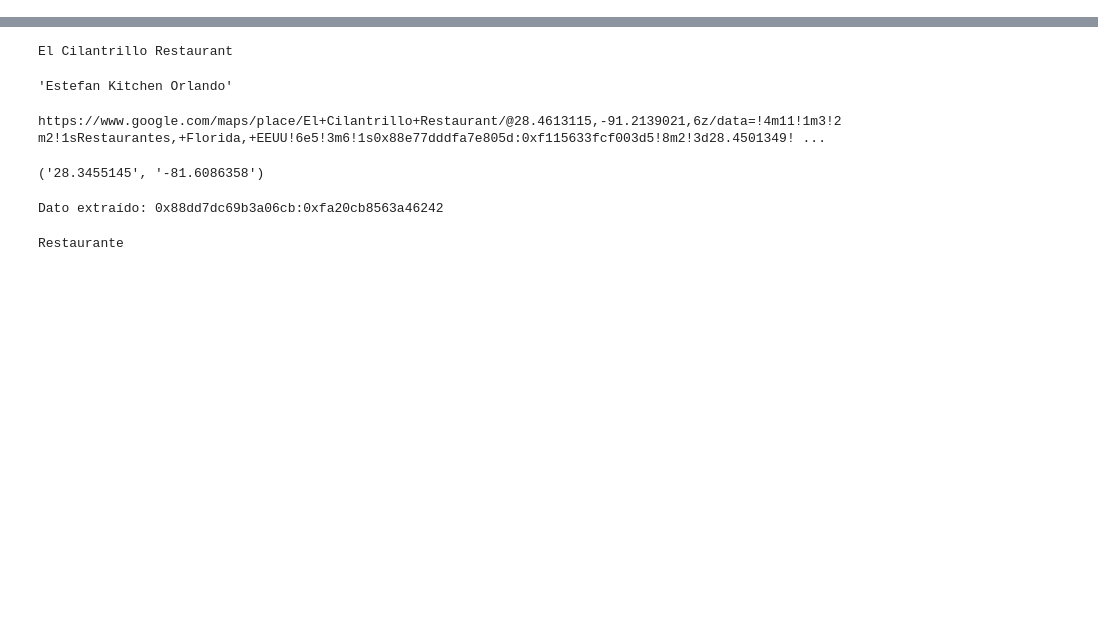
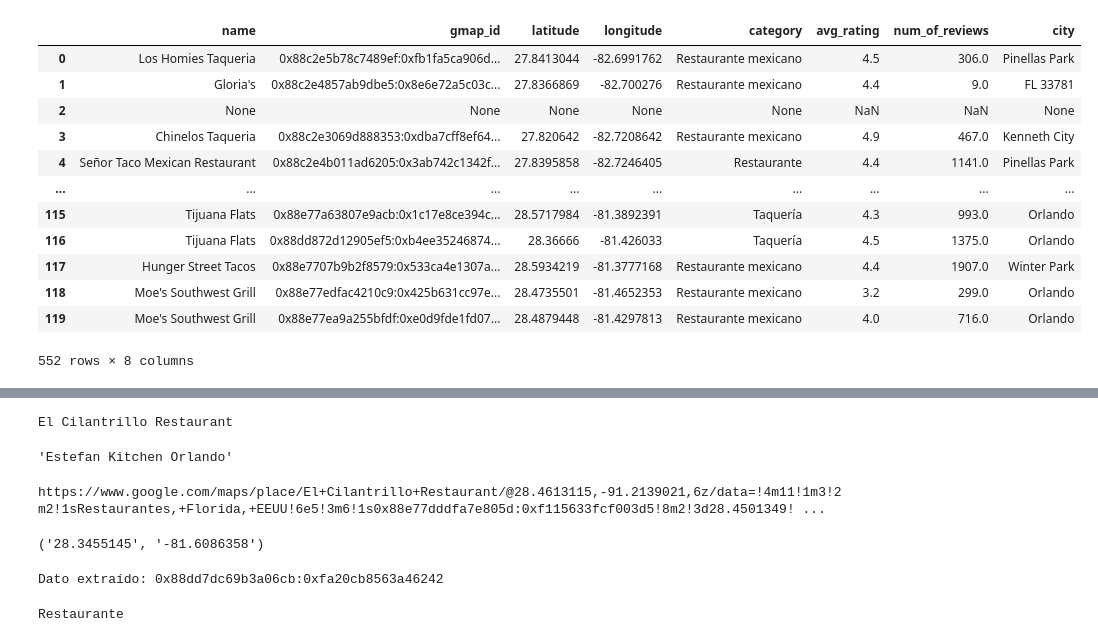
Before and after one commit to Agusherbo/ProyectoG4-Google_Yelp, a Jupyter notebook: Notebooks/Scraping/Web_scraping_google.ipynb, the cells around one changed output, grey strips where cells are left out. Drawn from its saved outputs; the diff is of its cells as text; code cells hidden in the pictures; blank space fills up the shorter version.

Commit message:
Archivos y .py webscraping Google

```diff
--- a/Notebooks/Scraping/Web_scraping_google.ipynb
+++ b/Notebooks/Scraping/Web_scraping_google.ipynb
@@ -190,4 +346,6 @@ link = 'https://www.google.com/maps/search/Restaurantes,+Florida,+EEUU/@28.46131
 
 gscraping = ScrapearGMaps()
 
-df = gscraping.scraping(link)
+sitios, reviews = gscraping.scraping(link)
+
+gscraping.driver.quit()
@@ -209,0 +352,5 @@ df
+# %%
+archivo_sitios = pd.read_parquet('../../Data/Parquet/Sitios_nuevo.parquet')
+# %%
+archivo_sitios.dropna(inplace=True)
+archivo_sitios.info()
@@ -209,0 +373,19 @@ df
+# %%
+sitios2 = sitios, archivo_sitios
+# %%
+sitios_ultimo = pd.concat(sitios2)
+sitios_ultimo
+# %% [output]
+|  | name | gmap_id | latitude | longitude | category | avg_rating | num_of_reviews | city |
+| 0 | Los Homies Taqueria | 0x88c2e5b78c7489ef:0xfb1fa5ca906d... | 27.8413044 | -82.6991762 | Restaurante mexicano | 4.5 | 306.0 | Pinellas Park |
+| 1 | Gloria's | 0x88c2e4857ab9dbe5:0x8e6e72a5c03c... | 27.8366869 | -82.700276 | Restaurante mexicano | 4.4 | 9.0 | FL 33781 |
+| 2 | None | None | None | None | None | NaN | NaN | None |
+| 3 | Chinelos Taqueria | 0x88c2e3069d888353:0xdba7cff8ef64... | 27.820642 | -82.7208642 | Restaurante mexicano | 4.9 | 467.0 | Kenneth City |
+| 4 | Señor Taco Mexican Restaurant | 0x88c2e4b011ad6205:0x3ab742c1342f... | 27.8395858 | -82.7246405 | Restaurante | 4.4 | 1141.0 | Pinellas Park |
+| ... | ... | ... | ... | ... | ... | ... | ... | ... |
+| 115 | Tijuana Flats | 0x88e77a63807e9acb:0x1c17e8ce394c... | 28.5717984 | -81.3892391 | Taquería | 4.3 | 993.0 | Orlando |
+| 116 | Tijuana Flats | 0x88dd872d12905ef5:0xb4ee35246874... | 28.36666 | -81.426033 | Taquería | 4.5 | 1375.0 | Orlando |
+| 117 | Hunger Street Tacos | 0x88e7707b9b2f8579:0x533ca4e1307a... | 28.5934219 | -81.3777168 | Restaurante mexicano | 4.4 | 1907.0 | Winter Park |
+| 118 | Moe's Southwest Grill | 0x88e77edfac4210c9:0x425b631cc97e... | 28.4735501 | -81.4652353 | Restaurante mexicano | 3.2 | 299.0 | Orlando |
+| 119 | Moe's Southwest Grill | 0x88e77ea9a255bfdf:0xe0d9fde1fd07... | 28.4879448 | -81.4297813 | Restaurante mexicano | 4.0 | 716.0 | Orlando |
+552 rows × 8 columns
```
Also changed, not shown: parts of 24 cells of this notebook, 4 other files.
